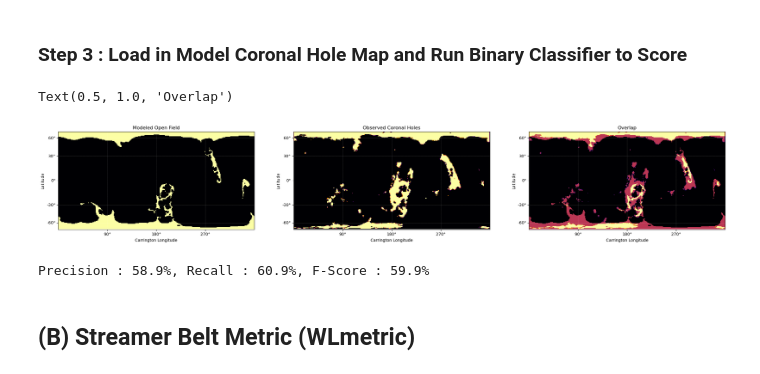
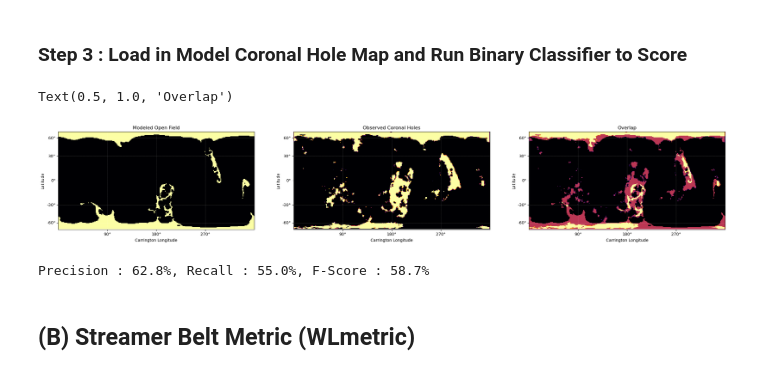
Before and after one commit to STBadman/cmfpy, a Jupyter notebook: topLevel.ipynb, the cells around one changed output. Cells and saved outputs as stored; diff of their text form; code cells hidden in the pictures.

Commit message:
Add EUV normalization and change ezseg thresholds to reflect Badman+2022

```diff
--- a/topLevel.ipynb
+++ b/topLevel.ipynb
@@ -40,7 +40,7 @@ ch_for_path = CHmetric.extract_obs_ch(euvmappath,
                                       ezseg_version='fortran',
                                       ezseg_params={
                                           "thresh1":1.5,#np.nanmax(euvmap.data.flatten())*0.07, ## Seed threshold
-                                          "thresh2":1.75,#np.nanmax(euvmap.data.flatten())*0.101, ## Growing Threshhold
+                                          "thresh2":2,#np.nanmax(euvmap.data.flatten())*0.101, ## Growing Threshhold
                                           "nc":5, ## at least 5 consecutive pixels to declare coronal hole area is connected
                                           "iters":100
                                       }
@@ -93,41 +93,41 @@ ax.set_title("Python EZSEG CHD: " + euvmap.meta['date-obs'][:-13]);
 # Let's choose one
 ch_obs_map = ch_for_map # fortran map
 ch_obs_path = ch_for_path # fortran map path
-chmap_model_example_path = "./example_model_data/OpenFieldlineMap_Badman_AHMI_2018-11-06_2.5Rs.csv"
+chmap_model_example_path = "./example_data/OpenFieldlineMap_Badman_AHMI_2018-11-06_2.5Rs.csv"
 
 # Here's a function that can load these CSV files and port them into a sunpy.map
 # as we've been working with above. We need to specify the model time, which we
 # can read from the filename.
 datetime_model = datetime.datetime(2018,11,6)
 chmap_model_example_map = h.csv2map(chmap_model_example_path,
                                            datetime_model
                                           )
 
 ### The model result y-axis is binned in the Cylindrical equal area projection
 # while the observation is binned in latitude. We can convert one to the other
 # by using the sunpy reprojection api (this also will interpolate the map to
 # the same resolution as the model result, which we also need for doing the
 # pixel by pixel classification )
 ch_obs_cea = ch_obs_map.reproject_to(chmap_model_example_map.wcs)
 ch_combined = sunpy.map.Map(
     ch_obs_cea.data+chmap_model_example_map.data,
     chmap_model_example_map.meta
 )
 ## Now we can plot this side by side with "observed" coronal holes and see
 ## how they compare
 fig = plt.figure(figsize=(30,5))
 axmodel = fig.add_subplot(131,projection=chmap_model_example_map.wcs)
 axobs = fig.add_subplot(132,projection=ch_obs_cea.wcs)
 axcomb = fig.add_subplot(133,projection=chmap_model_example_map.wcs)
 chmap_model_example_map.plot(cmap="inferno",axes=axmodel)
 ch_obs_cea.plot(cmap="inferno",axes=axobs)
 ch_combined.plot(cmap="inferno",axes=axcomb)
 axmodel.set_title("Modeled Open Field")
 axobs.set_title("Observed Coronal Holes")
 axcomb.set_title("Overlap")
 # %% [output]
 Text(0.5, 1.0, 'Overlap')
-[figure, old version]
+[figure, new version]
 # %%
 ### Lastly, we use the binary classification method defined in Badman+2022 to score the agreement between the models
 p,r,f = CHmetric.do_ch_score(datetime_model,
@@ -136,7 +136,7 @@ p,r,f = CHmetric.do_ch_score(datetime_model,
                              auto_interp=True)
 print(f"Precision : {100*p:.1f}%, Recall : {100*r:.1f}%, F-Score : {100*f:.1f}%")
 # %% [output]
-Precision : 58.9%, Recall : 60.9%, F-Score : 59.9%
+Precision : 62.8%, Recall : 55.0%, F-Score : 58.7%
 # %% [markdown]
 ## (B) Streamer Belt Metric (WLmetric)
 # %% [markdown]
```
Also changed, not shown: parts of 6 cells of this notebook, 1 other file.
